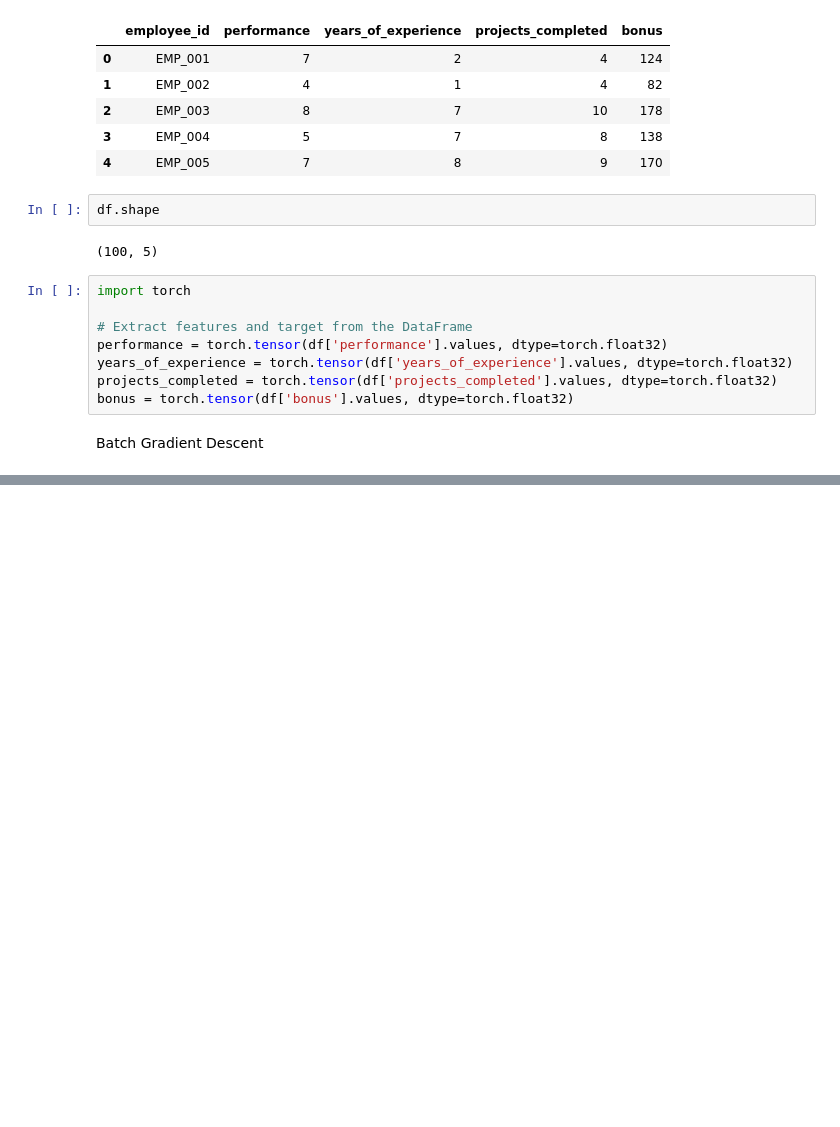
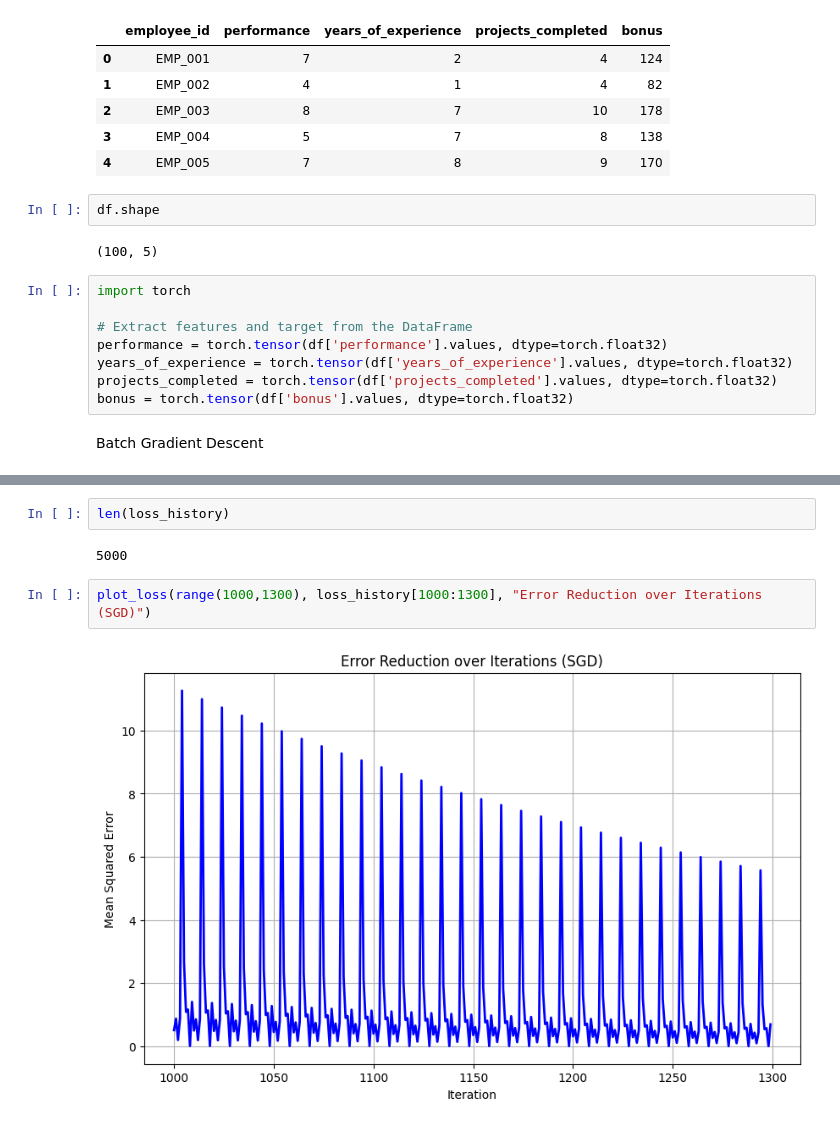
Before and after one commit to Krishchaitanya970/DL-GradientDescent-Implementation, a Jupyter notebook: Gradient Descent implementation.ipynb, the cells around one changed output, grey strips where cells are left out. Saved outputs shown, nothing was run; the diff lists cells and outputs as text; blank space fills up the shorter version.

```diff
--- a/Gradient Descent implementation.ipynb
+++ b/Gradient Descent implementation.ipynb
@@ -111,0 +282,8 @@ tensor([142.0791], grad_fn=<AddBackward0>)
+# %%
+len(loss_history)
+# %% [output]
+5000
+# %%
+plot_loss(range(1000,1300), loss_history[1000:1300], "Error Reduction over Iterations (SGD)")
+# %% [output]
+[figure, added]
```
Also changed, not shown: parts of 12 cells of this notebook.
